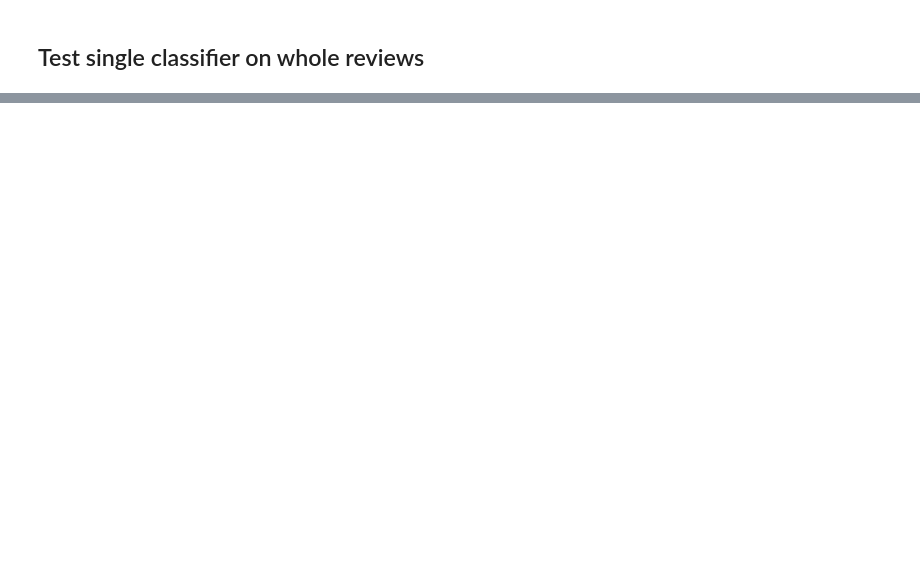
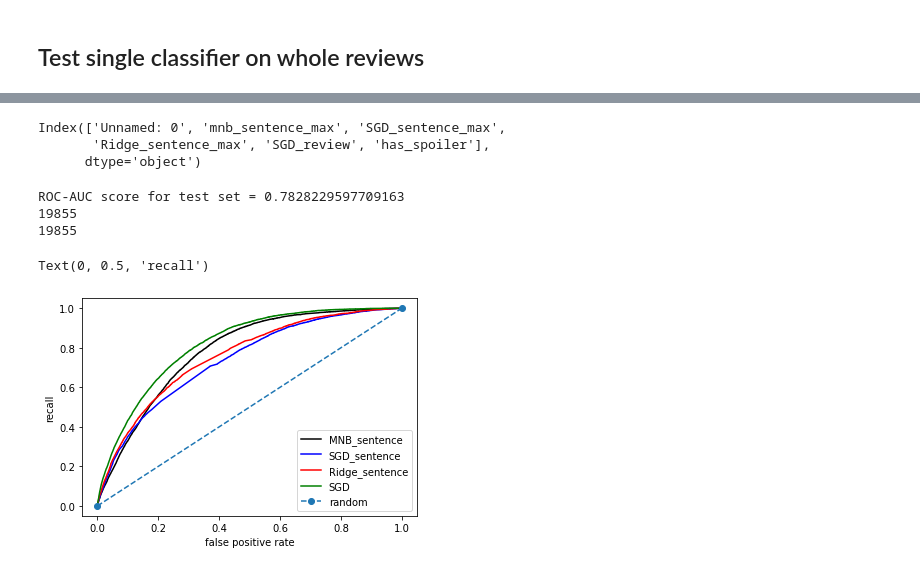
Before and after one commit to GHabeck/202011_capstone_project, a Jupyter notebook: sentence_classification.ipynb, the cells around one changed output, grey strips where cells are left out. Cells and saved outputs as stored; diff of their text form; code cells hidden in the pictures; blank space fills up the shorter version.

```diff
--- a/sentence_classification.ipynb
+++ b/sentence_classification.ipynb
@@ -476,8 +503,9 @@ pipeline = Pipeline([
     ('MNB', MultinomialNB(alpha = 0.001))], verbose = True
 )
 # %%
+# fit again with best parameters
 X = df_sentences['sentences']
 y = df_sentences['has_spoiler']
 
-mnb_model = pipeline.fit(X,y)
+MNB_pipeline.fit(X,y)
 # %% [output]
@@ -492,6 +528,6 @@ the recall and hyper parameters of the best grid search model are very similar t
 # %%
 # load train data
-features = ['has_spoiler', 'sentence_labels', 'lemmatized', 'best_genre']
+features = ['has_spoiler', 'sentence_labels', 'lemmatized']
 
 reviews = get_reviews(training)
 
@@ -789,13 +610,0 @@ df_train.to_json('train_mnb.json.gz', orient = 'records', lines = True, compress
-# %%
-# reimport prediction data
-
-data = []
-
-# import only reviews written in english and reviews containing spoilers
-mnb_data = get_reviews('train_mnb.json.gz')
-
-for review in tqdm(mnb_data):
-    review_dict = json.loads(review)
-    data.append(review_dict)
-
-df_mnb = pd.DataFrame(data)
@@ -870,0 +755,39 @@ NameError: ignored
+# %%
+# re-import dataframes
+df_stack_train = pd.read_csv('training_clfs_for_stacking.csv')
+df_stack_test = pd.read_csv('test_clfs_for_stacking.csv')
+# %%
+df_stack_train.columns
+# %% [output]
+Index(['Unnamed: 0', 'mnb_sentence_max', 'SGD_sentence_max',
+       'Ridge_sentence_max', 'SGD_review', 'has_spoiler'],
+      dtype='object')
+# %%
+from sklearn.metrics import roc_curve, roc_auc_score
+import matplotlib.pyplot as plt
+
+print(f"ROC-AUC score for test set = {roc_auc_score(df_stack_test['has_spoiler'], df_stack_test['mnb_sentence_max'])}")
+fpr, tpr, threshold = roc_curve(df_stack_train['has_spoiler'], df_stack_train['mnb_sentence_max'])
+fpr2, tpr2, threshold2 = roc_curve(df_stack_train['has_spoiler'], df_stack_train['SGD_sentence_max'])
+fpr3, tpr3, threshold3 = roc_curve(df_stack_train['has_spoiler'], df_stack_train['Ridge_sentence_max'])
+fpr4, tpr4, threshold4 = roc_curve(df_stack_train['has_spoiler'], df_stack_train['SGD_review'])
+
+
+print(len(fpr))
+print(len(tpr))
+plt.plot(fpr, tpr, c = 'black', label = 'MNB_sentence')
+plt.plot(fpr2, tpr2, c = 'blue', label = 'SGD_sentence')
+plt.plot(fpr3, tpr3, c = 'red', label = 'Ridge_sentence')
+plt.plot(fpr4, tpr4, c = 'green', label = 'SGD')
+plt.plot([0,1], [0,1],'o--', label = 'random')
+plt.legend()
+
+
+plt.xlabel('false positive rate')
+plt.ylabel('recall')
+# %% [output]
+ROC-AUC score for test set = 0.7828229597709163
+19855
+19855
+Text(0, 0.5, 'recall')
+[figure, added]
```
Also changed, not shown: parts of 105 cells of this notebook.
